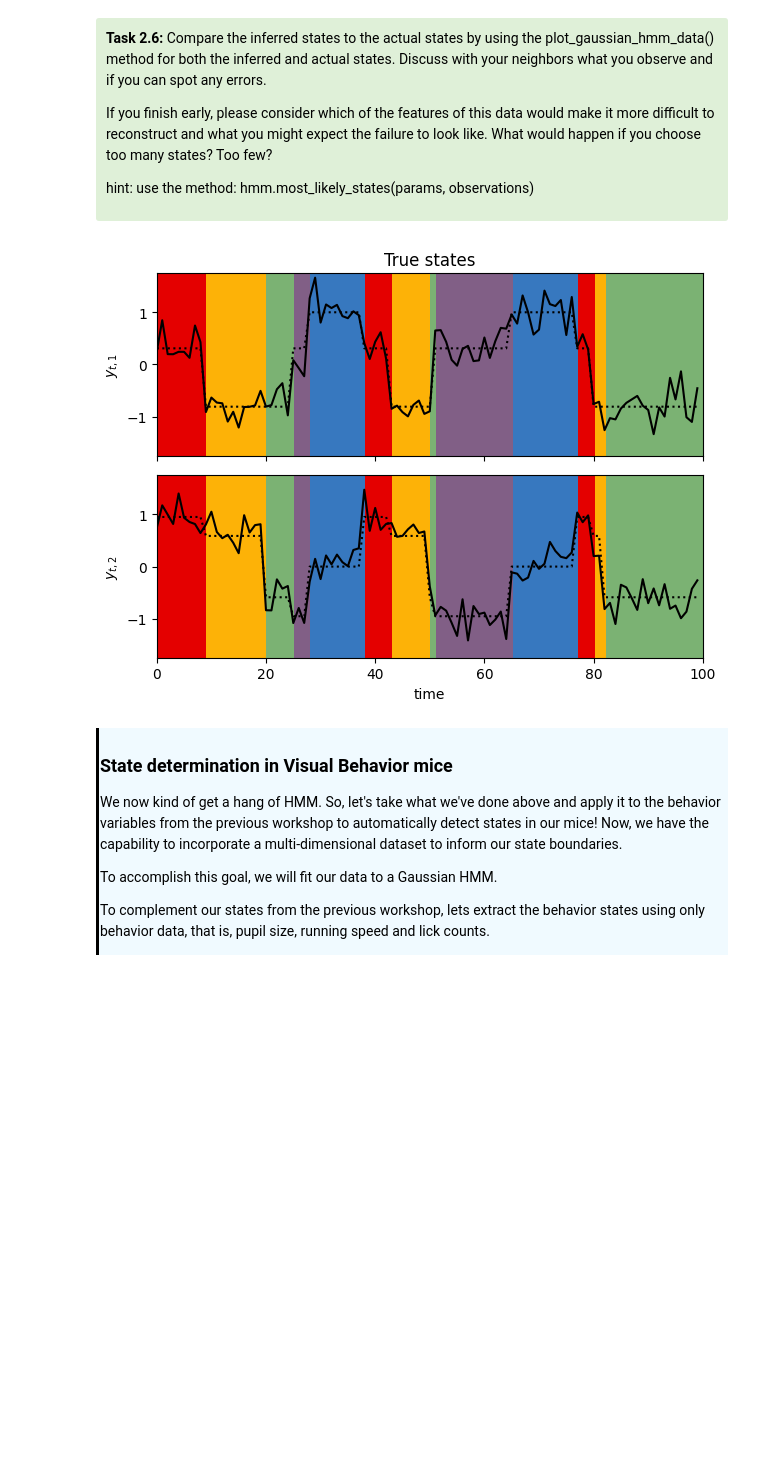
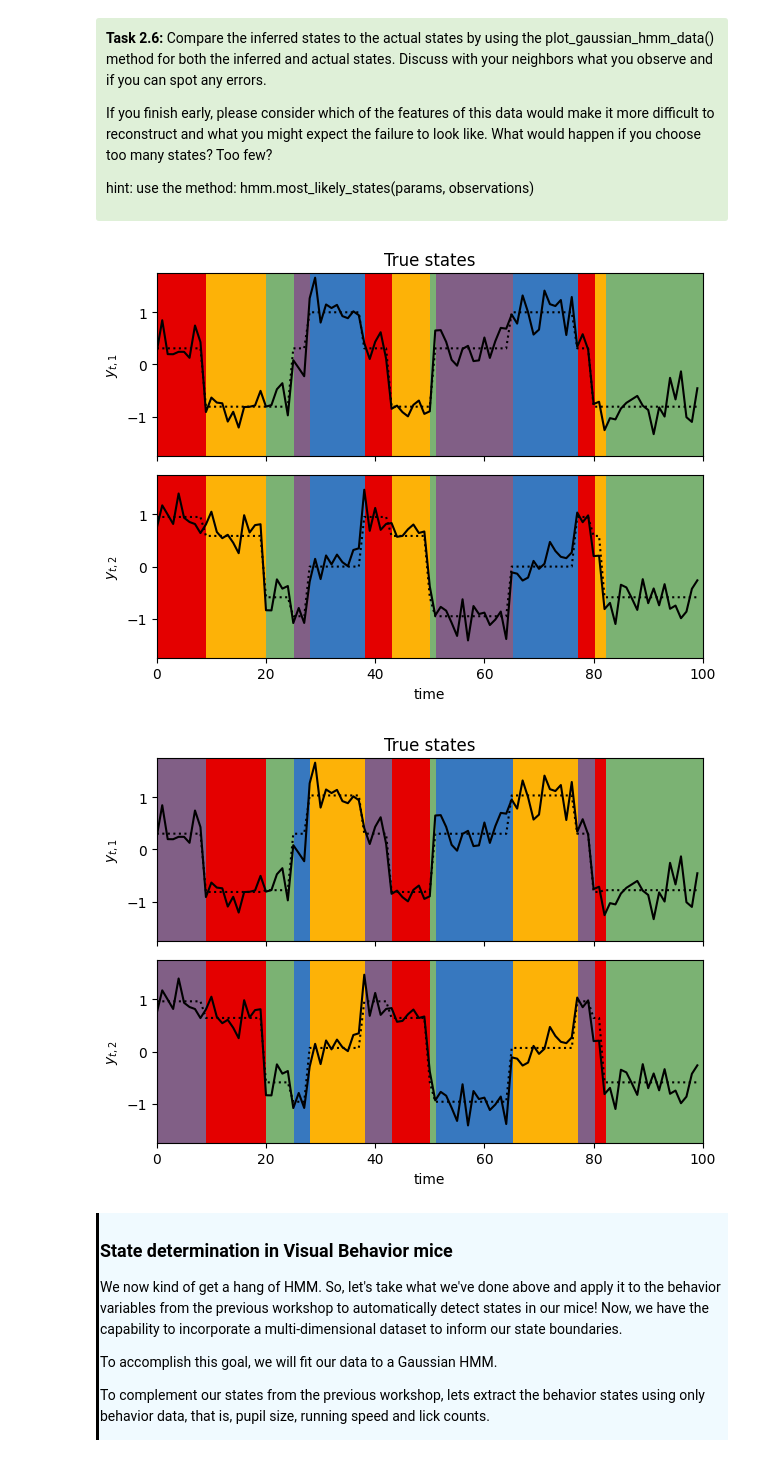
Before and after one commit to ecresp1el/swb_2023_ec_problemsworkshop, a Jupyter notebook: code_behavioralstates/Workshop_2.ipynb, the cells around one changed output. Saved outputs shown, nothing was run; the diff lists cells and outputs as text; code cells hidden in the pictures; blank space fills up the shorter version.

```diff
--- a/code_behavioralstates/Workshop_2.ipynb
+++ b/code_behavioralstates/Workshop_2.ipynb
@@ -768,7 +768,7 @@ def cross_validate_model(model, key, num_iters=100):
     return val_lls.mean(), val_lls
 # %%
 # Make a range of Gaussian HMMs
-all_num_states = list(range(2, 30)) #a list of all the hyperparamters from 2 to 10
+all_num_states = list(range(2, 10)) #a list of all the hyperparamters from 2 to 10
 
 test_hmms = [GaussianHMM(num_states, observations_dim, transition_matrix_stickiness=10.)
           for num_states in all_num_states] #define a set of HMMs with different number of states
@@ -865,11 +864,14 @@ params, lps = test_hmm.fit_em(params, props, train_observations, num_iters=100)
 # %%
 # helper code for task 2.6
 
 plot_gaussian_hmm_data(hmm, true_params, train_observations[0], train_true_states[0], title = 'True states')
 
 # Get inferred states
+inferred_states = test_hmm.most_likely_states(params, train_observations[0])
+plot_gaussian_hmm_data(test_hmm, params, train_observations[0], inferred_states, title = 'True states')
 # %% [output]
 [figure]
+[figure, added]
 # %% [markdown]
 <div style="border-left: 3px solid #000; padding: 1px; padding-left: 10px; background: #F0FAFF; ">
 <h3> State determination in Visual Behavior mice </h3>
```
Also changed, not shown: parts of 9 cells of this notebook, 8 other files.
